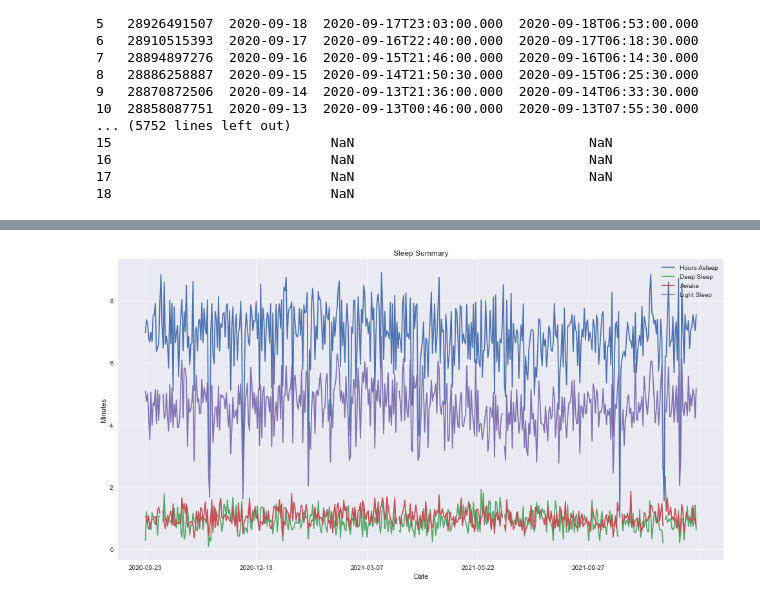
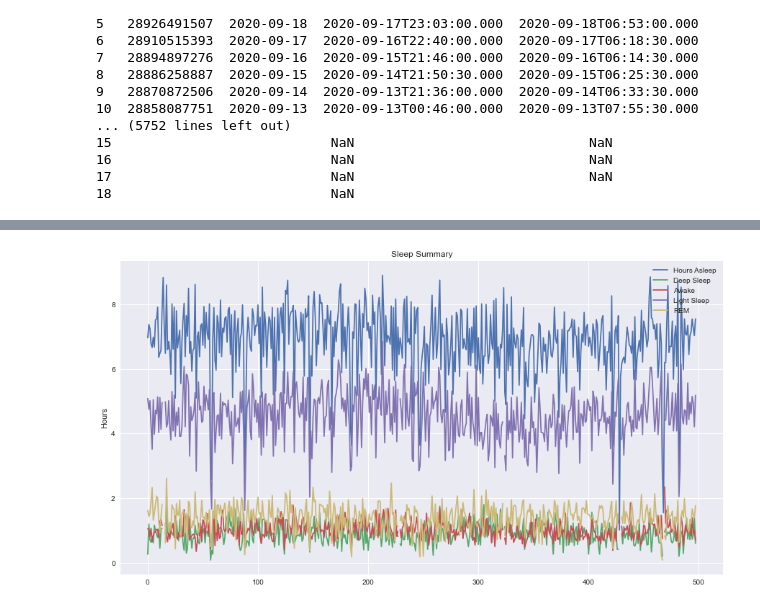
Before and after one commit to bratrudb/Fitbit_data_analysis, a Jupyter notebook: fitbit_analysis-sleep.ipynb, the cells around one changed output, grey strips where cells are left out. Drawn from its saved outputs; the diff is of its cells as text; code cells hidden in the pictures.

```diff
--- a/fitbit_analysis-sleep.ipynb
+++ b/fitbit_analysis-sleep.ipynb
@@ -107,0 +95,6 @@ sleep_score_df.head()
+# %%
+sleep_times_df = fitbit_df[['logId', 'dateOfSleep', 'minutesAsleep', 'levels.summary.deep.minutes', 'levels.summary.wake.minutes', 'levels.summary.light.minutes', 'levels.summary.rem.minutes']]
+sleep_times_df = sleep_times_df.set_index('logId')
+sleep_times_df[['minutesAsleep', 'levels.summary.deep.minutes', 'levels.summary.wake.minutes', 'levels.summary.light.minutes', 'levels.summary.rem.minutes']] = sleep_times_df[['minutesAsleep', 'levels.summary.deep.minutes', 'levels.summary.wake.minutes', 'levels.summary.light.minutes', 'levels.summary.rem.minutes']] / 60
+sleep_times_df = sleep_times_df.rename(columns={'dateOfSleep':'Sleep_Date', 'minutesAsleep':'Hours Asleep', 'levels.summary.deep.minutes':'Deep Sleep', 'levels.summary.wake.minutes':'Awake', 'levels.summary.light.minutes':'Light Sleep', 'levels.summary.rem.minutes':'REM'})
+sleep_times_df.reset_index(inplace=True)
@@ -108,11 +121,12 @@ sleep_score_df.head()
 # %%
 # Plot sleep and wake times
+sleep_plot_df = sleep_times_df.drop(columns=['logId'])
 plt.style.use('seaborn')
 
-sleep_times = sleep_times_df.plot(figsize=(15,8))
+
+sleep_times = sleep_plot_df.plot(figsize=(15,8))
 sleep_times.set_title("Sleep Summary")
-sleep_times.set_xlabel("Date")
-sleep_times.set_ylabel("Minutes")
+sleep_times.set_ylabel("Hours")
 plt.show()
 # %% [output]
-[figure, old version]
+[figure, new version]
```
Also changed, not shown: parts of 8 cells of this notebook.
